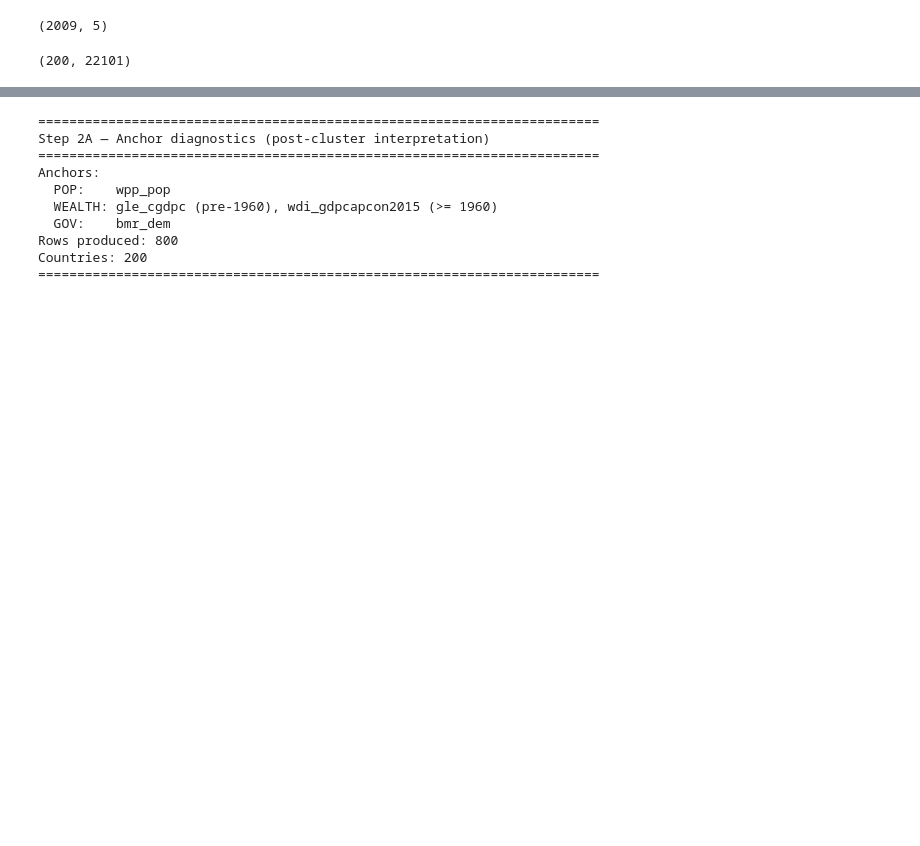
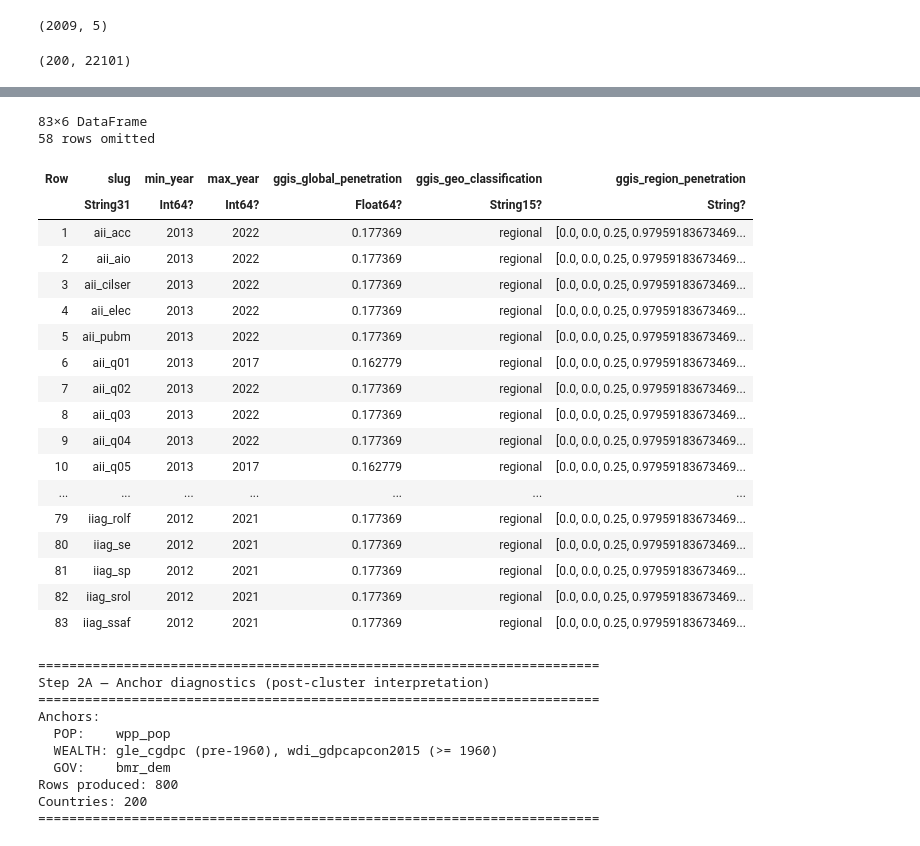
Before and after one commit to gary-dalton/criticality-index, a Jupyter notebook: work/clustering.ipynb, the cells around one changed output, grey strips where cells are left out. Drawn from its saved outputs; the diff is of its cells as text; code cells hidden in the pictures; blank space fills up the shorter version.

```diff
--- a/work/clustering.ipynb
+++ b/work/clustering.ipynb
@@ -102,3 +133,28 @@ Example regional slugs: aii_acc, aii_aio, aii_cilser, aii_elec, aii_pubm, aii_q0
+# %%
+using DataFrames
+
+subset(meta, :ggis_geo_classification => ByRow(isequal("regional")))[!, [:slug, :min_year, :max_year, :ggis_global_penetration, :ggis_geo_classification, :ggis_region_penetration]]
+# %% [output]
+83×6 DataFrame
+58 rows omitted
+| Row | slug | min_year | max_year | ggis_global_penetration | ggis_geo_classification | ggis_region_penetration |
+|  | String31 | Int64? | Int64? | Float64? | String15? | String? |
+| 1 | aii_acc | 2013 | 2022 | 0.177369 | regional | [0.0, 0.0, 0.25, 0.97959183673469... |
+| 2 | aii_aio | 2013 | 2022 | 0.177369 | regional | [0.0, 0.0, 0.25, 0.97959183673469... |
+| 3 | aii_cilser | 2013 | 2022 | 0.177369 | regional | [0.0, 0.0, 0.25, 0.97959183673469... |
+| 4 | aii_elec | 2013 | 2022 | 0.177369 | regional | [0.0, 0.0, 0.25, 0.97959183673469... |
+| 5 | aii_pubm | 2013 | 2022 | 0.177369 | regional | [0.0, 0.0, 0.25, 0.97959183673469... |
+| 6 | aii_q01 | 2013 | 2017 | 0.162779 | regional | [0.0, 0.0, 0.25, 0.97959183673469... |
+| 7 | aii_q02 | 2013 | 2022 | 0.177369 | regional | [0.0, 0.0, 0.25, 0.97959183673469... |
+| 8 | aii_q03 | 2013 | 2022 | 0.177369 | regional | [0.0, 0.0, 0.25, 0.97959183673469... |
+| 9 | aii_q04 | 2013 | 2022 | 0.177369 | regional | [0.0, 0.0, 0.25, 0.97959183673469... |
+| 10 | aii_q05 | 2013 | 2017 | 0.162779 | regional | [0.0, 0.0, 0.25, 0.97959183673469... |
+| ... | ... | ... | ... | ... | ... | ... |
+| 79 | iiag_rolf | 2012 | 2021 | 0.177369 | regional | [0.0, 0.0, 0.25, 0.97959183673469... |
+| 80 | iiag_se | 2012 | 2021 | 0.177369 | regional | [0.0, 0.0, 0.25, 0.97959183673469... |
+| 81 | iiag_sp | 2012 | 2021 | 0.177369 | regional | [0.0, 0.0, 0.25, 0.97959183673469... |
+| 82 | iiag_srol | 2012 | 2021 | 0.177369 | regional | [0.0, 0.0, 0.25, 0.97959183673469... |
+| 83 | iiag_ssaf | 2012 | 2021 | 0.177369 | regional | [0.0, 0.0, 0.25, 0.97959183673469... |
 # %%
 
 # New
```
Also changed, not shown: parts of 4 cells of this notebook, 4 other files.
